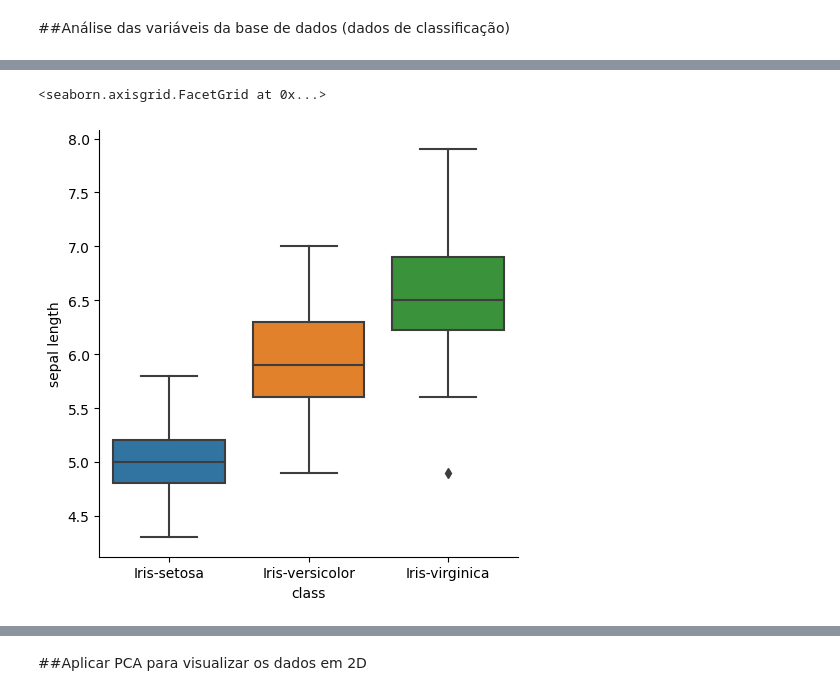
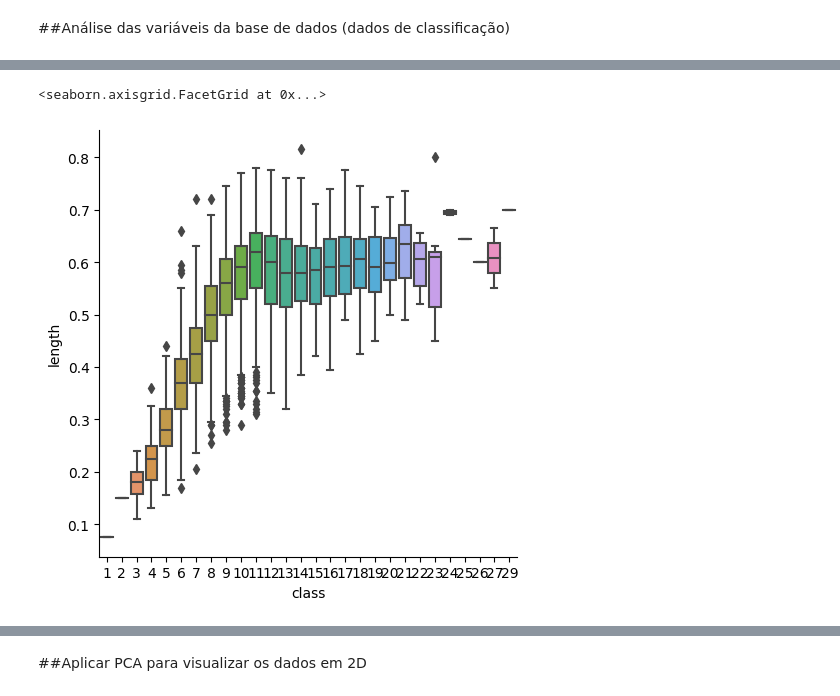
Before and after one commit to Harmonia2Side/machine-learning-laboratory-2023-2, a Jupyter notebook: lab1/Aula_1.ipynb, the cells around one changed output, grey strips where cells are left out. Cells and saved outputs as stored; diff of their text form; code cells hidden in the pictures.

```diff
--- a/lab1/Aula_1.ipynb
+++ b/lab1/Aula_1.ipynb
@@ -33,7 +33,7 @@ import seaborn as sb
 #Faz a leitura do arquivo com os dados
 #header = None --> o arquivo não tem cabeçalho
 #names --> coloca nomes para cada coluna
-data = pd.read_csv('/content/iris.data', header = None, names = ['sepal length', 'sepal width', 'petal length', 'petal width', 'class']) #iris
-#data = pd.read_csv('/content/abalone.data', header = None, names = ['sex', 'length', 'diameter', 'height', 'whole weight', 'shucked weight', 'viscera weight', 'shell weight', 'class']) #abalone
+# data = pd.read_csv('/content/iris.data', header = None, names = ['sepal length', 'sepal width', 'petal length', 'petal width', 'class']) #iris
+data = pd.read_csv('/content/abalone.data', header = None, names = ['sex', 'length', 'diameter', 'height', 'whole weight', 'shucked weight', 'viscera weight', 'shell weight', 'class']) #abalone
 data.head()
 # %% [output]
@@ -111,10 +109,10 @@ sb.catplot(kind = 'box', data = data)
 # %%
 #Visualizar boxplots da variável 'sepal length' para cada uma das classes
-sb.catplot(y = 'sepal length', x = 'class', kind = 'box', data = data) #iris
-#sb.catplot(y = 'length', x = 'class', kind = 'box', data = data) #abalone
+# sb.catplot(y = 'sepal length', x = 'class', kind = 'box', data = data) #iris
+sb.catplot(y = 'length', x = 'class', kind = 'box', data = data) #abalone
 # %% [output]
 <seaborn.axisgrid.FacetGrid at 0x...>
-[figure, old version]
+[figure, new version]
 # %%
 #Visualizar gráficos pairwise (2 varíaveis por vez em um plano).
 #hue coloca cor nos pontos conforme a classe que eles pertencem
```
Also changed, not shown: parts of 19 cells of this notebook.
